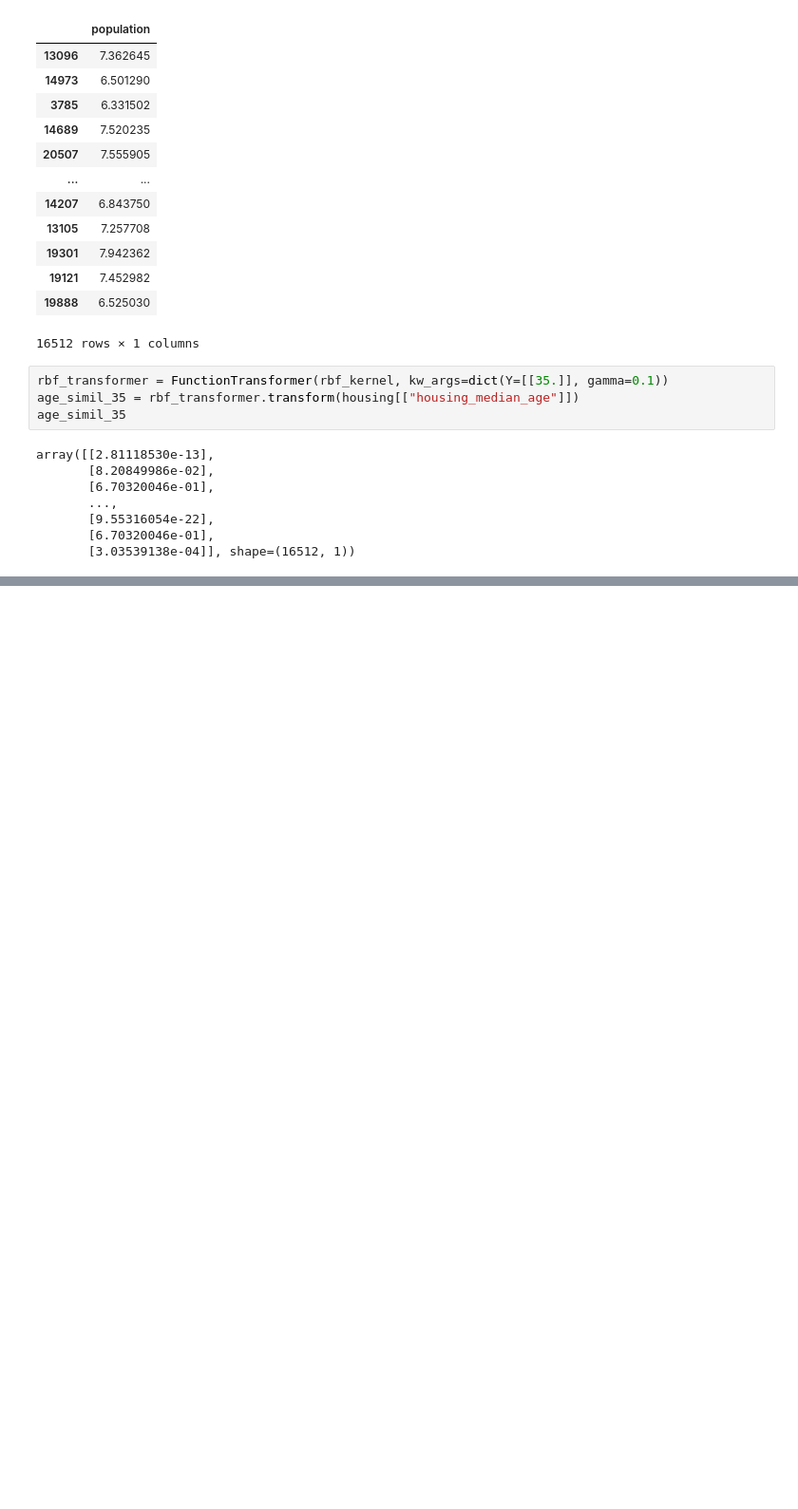
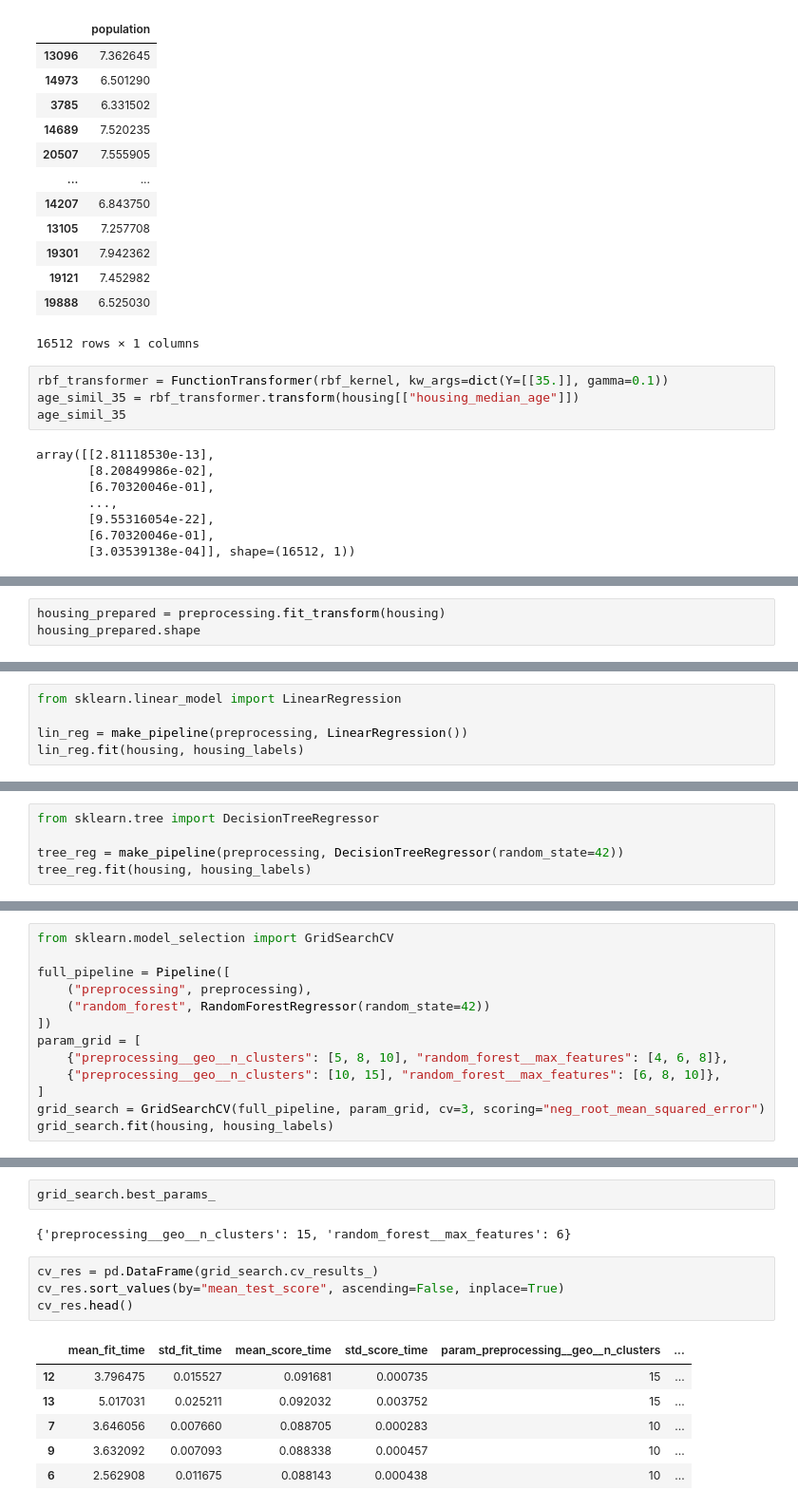
Before and after one commit to manyiu/handson-ml3-chapter-2, a Jupyter notebook: main.ipynb, the cells around one changed output, grey strips where cells are left out. Shown at 95% size. Saved outputs shown, nothing was run; the diff lists cells and outputs as text; blank space fills up the shorter version.

```diff
--- a/main.ipynb
+++ b/main.ipynb
@@ -455,0 +583,3 @@ array([[2.81118530e-13],
+# %%
+housing_prepared = preprocessing.fit_transform(housing)
+housing_prepared.shape
@@ -455,0 +603,5 @@ array([[2.81118530e-13],
+# %%
+from sklearn.linear_model import LinearRegression
+
+lin_reg = make_pipeline(preprocessing, LinearRegression())
+lin_reg.fit(housing, housing_labels)
@@ -455,0 +641,5 @@ array([[2.81118530e-13],
+# %%
+from sklearn.tree import DecisionTreeRegressor
+
+tree_reg = make_pipeline(preprocessing, DecisionTreeRegressor(random_state=42))
+tree_reg.fit(housing, housing_labels)
@@ -455,0 +703,13 @@ array([[2.81118530e-13],
+# %%
+from sklearn.model_selection import GridSearchCV
+
+full_pipeline = Pipeline([
+    ("preprocessing", preprocessing),
+    ("random_forest", RandomForestRegressor(random_state=42))
+])
+param_grid = [
+    {"preprocessing__geo__n_clusters": [5, 8, 10], "random_forest__max_features": [4, 6, 8]},
+    {"preprocessing__geo__n_clusters": [10, 15], "random_forest__max_features": [6, 8, 10]},
+]
+grid_search = GridSearchCV(full_pipeline, param_grid, cv=3, scoring="neg_root_mean_squared_error")
+grid_search.fit(housing, housing_labels)
@@ -455,0 +736,15 @@ array([[2.81118530e-13],
+# %%
+grid_search.best_params_
+# %% [output]
+{'preprocessing__geo__n_clusters': 15, 'random_forest__max_features': 6}
+# %%
+cv_res = pd.DataFrame(grid_search.cv_results_)
+cv_res.sort_values(by="mean_test_score", ascending=False, inplace=True)
+cv_res.head()
+# %% [output]
+|  | mean_fit_time | std_fit_time | mean_score_time | std_score_time | param_preprocessing__geo__n_clusters | ... |
+| 12 | 3.796475 | 0.015527 | 0.091681 | 0.000735 | 15 | ... |
+| 13 | 5.017031 | 0.025211 | 0.092032 | 0.003752 | 15 | ... |
+| 7 | 3.646056 | 0.007660 | 0.088705 | 0.000283 | 10 | ... |
+| 9 | 3.632092 | 0.007093 | 0.088338 | 0.000457 | 10 | ... |
+| 6 | 2.562908 | 0.011675 | 0.088143 | 0.000438 | 10 | ... |
```
Also changed, not shown: parts of 32 cells of this notebook, 1 other file.
